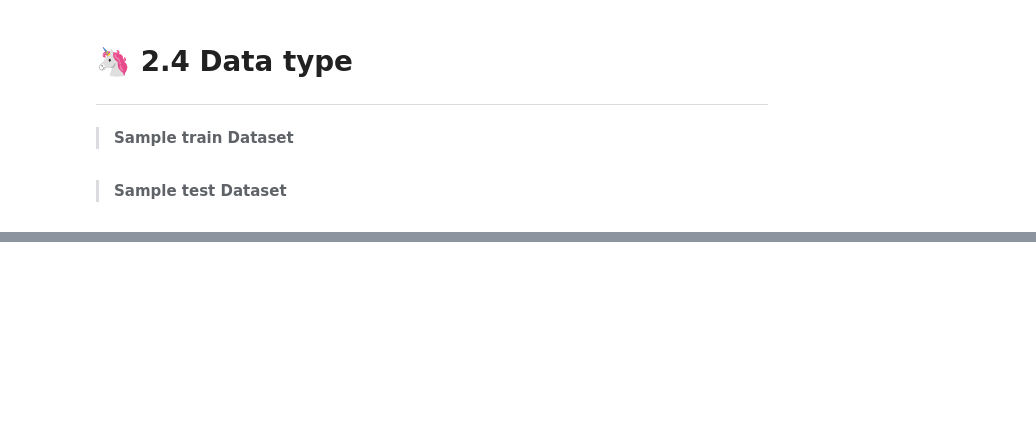
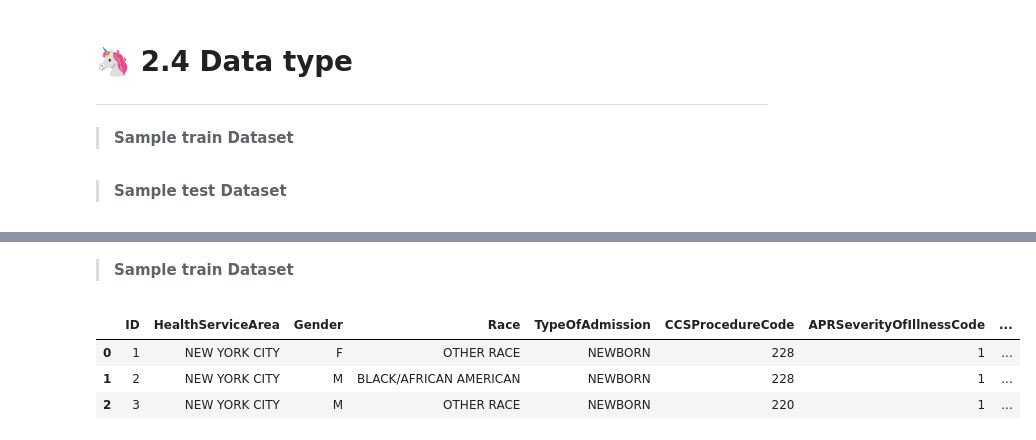
Before and after one commit to ChauHuynh1/DataScience, a Jupyter notebook: Hospital/HospitalProblem.ipynb, the cells around one changed output, grey strips where cells are left out. Cells and saved outputs as stored; diff of their text form; code cells hidden in the pictures; blank space fills up the shorter version.

```diff
--- a/Hospital/HospitalProblem.ipynb
+++ b/Hospital/HospitalProblem.ipynb
@@ -401,20 +400,20 @@ Suprisingly, there is no missing data in both of the dataset.
 ***
 # %% [markdown]
 > **Sample train Dataset**
-# %%
-train['Survived'] = train['Survived'].astype('int')
-train['Survived'] = train['Survived'].astype('int')
-train['Survived'] = train['Survived'].astype('int')
-train['Survived'] = train['Survived'].astype('int')
-train['Survived'] = train['Survived'].astype('int')
-train['Survived'] = train['Survived'].astype('int')
-train['Survived'] = train['Survived'].astype('int')
-train['Survived'] = train['Survived'].astype('int')
-train['Survived'] = train['Survived'].astype('int')
-train['Survived'] = train['Survived'].astype('int')
-train['Survived'] = train['Survived'].astype('int')
-train['Survived'] = train['Survived'].astype('int')
-train['Survived'] = train['Survived'].astype('int')
-train['Survived'] = train['Survived'].astype('int')
+# %%
+train['TypeOfAdmission'] = train['TypeOfAdmission'].astype('string')
+train['Race'] = train['Race'].astype('string')
+train['PaymentTypology'] = train['PaymentTypology'].astype('string')
+train['Gender'] = train['Gender'].astype('string')
+train['EmergencyDepartmentIndicator'] = train['EmergencyDepartmentIndicator'].astype('string')
+train['CCSProcedureCode'] = train['CCSProcedureCode'].astype('int')
+train['APRSeverityOfIllnessCode'] = train['APRSeverityOfIllnessCode'].astype('int')
+train['LengthOfStay'] = train['LengthOfStay'].astype('int')
+train['BirthWeight'] = train['BirthWeight'].astype('int')
+train['AverageCostInCounty'] = train['AverageCostInCounty'].astype('int')
+train['AverageChargesInCounty'] = train['AverageChargesInCounty'].astype('int')
+train['AverageCostInFacility'] = train['AverageCostInFacility'].astype('int')
+train['AverageChargesInFacility'] = train['AverageChargesInFacility'].astype('int')
+train['AverageIncomeInZipCode'] = train['AverageIncomeInZipCode'].astype('int')
 # %% [markdown]
 > **Sample test Dataset**
@@ -435,0 +438,11 @@ test['Survived'] = test['Survived'].astype('int')
+# %% [markdown]
+> **Sample train Dataset**
+# %%
+# Cast all values inside the dataframe (except the columns' name) into upper case.
+train = train.applymap(lambda s: s.upper() if type(s) == str else s)
+train.head(3)
+# %% [output]
+|  | ID | HealthServiceArea | Gender | Race | TypeOfAdmission | CCSProcedureCode | APRSeverityOfIllnessCode | ... |
+| 0 | 1 | NEW YORK CITY | F | OTHER RACE | NEWBORN | 228 | 1 | ... |
+| 1 | 2 | NEW YORK CITY | M | BLACK/AFRICAN AMERICAN | NEWBORN | 228 | 1 | ... |
+| 2 | 3 | NEW YORK CITY | M | OTHER RACE | NEWBORN | 220 | 1 | ... |
```
Also changed, not shown: parts of 7 cells of this notebook, 5 other files.
